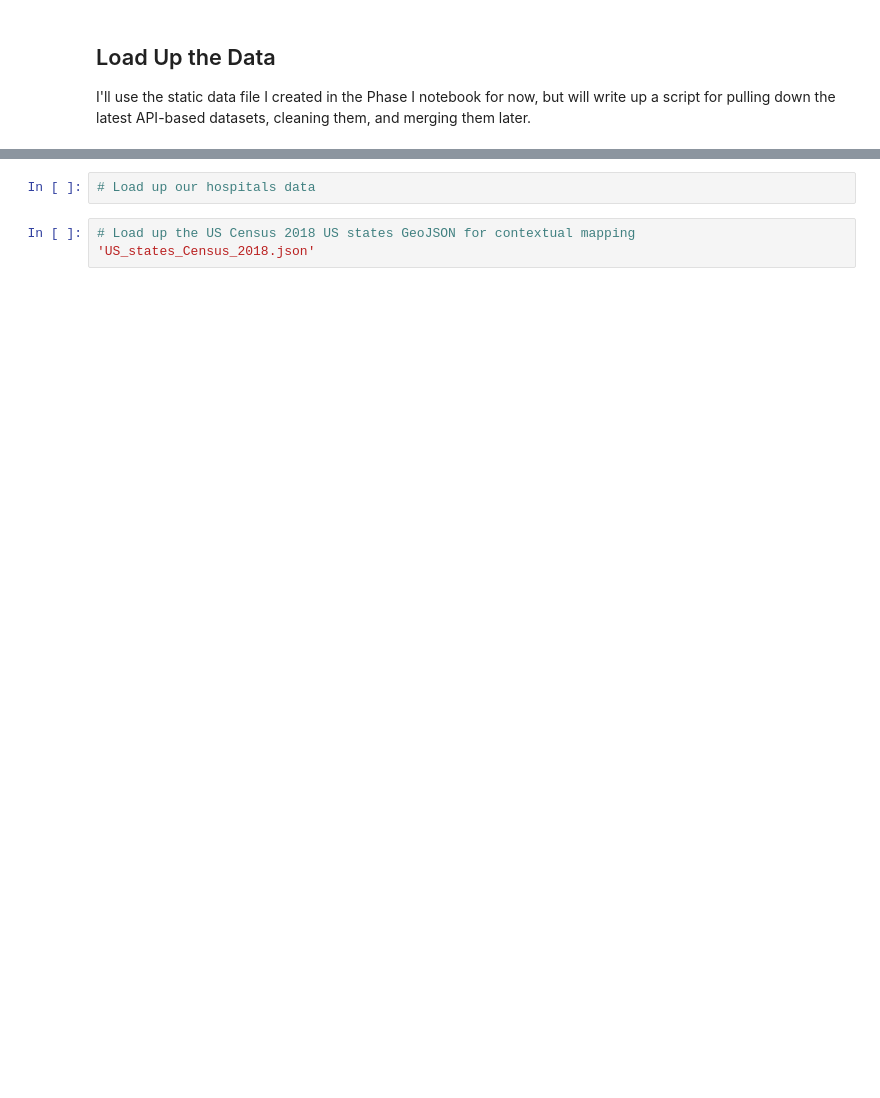
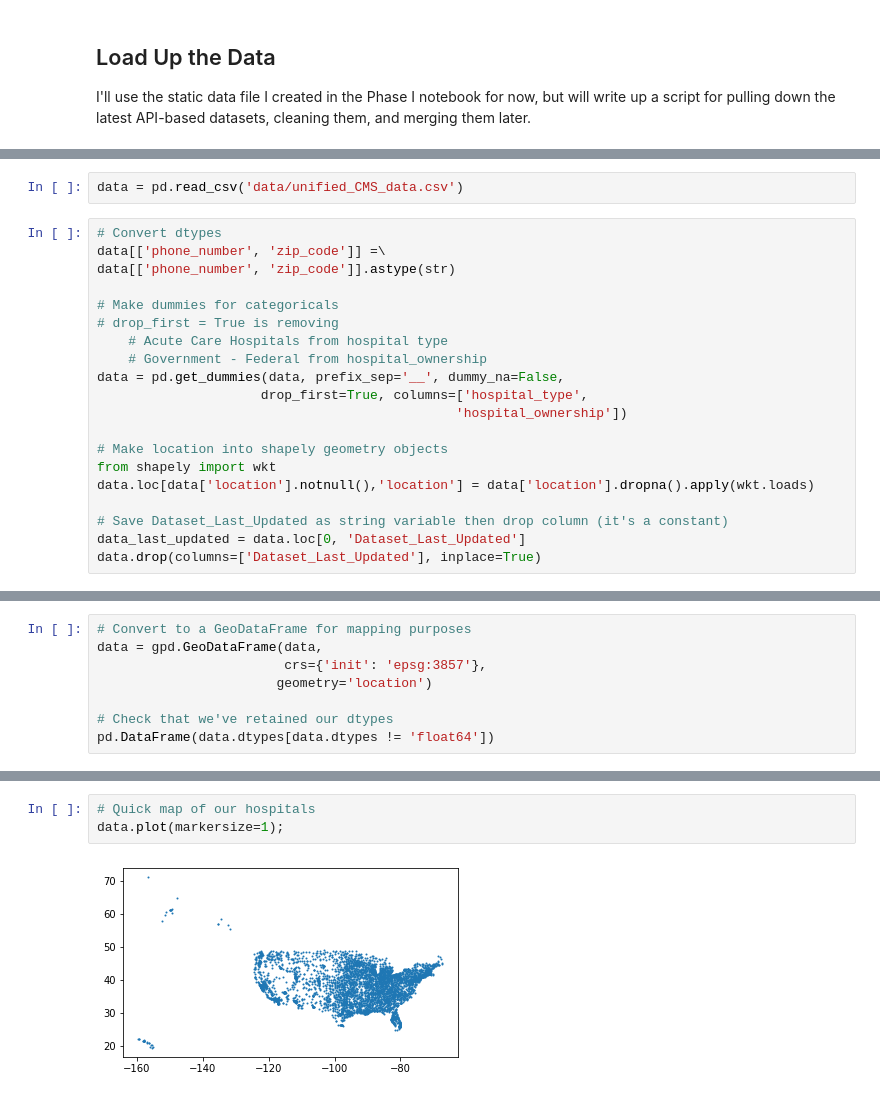
Before and after one commit to emigre459/hospital-chargemaster, a Jupyter notebook: Analysis.ipynb, the cells around one changed output, grey strips where cells are left out. Drawn from its saved outputs; the diff is of its cells as text; blank space fills up the shorter version.

Commit message:
Load up the data for analysis

```diff
--- a/Analysis.ipynb
+++ b/Analysis.ipynb
@@ -43,0 +119,22 @@ I'll use the static data file I created in the Phase I notebook for now, but wil
+# %%
+data = pd.read_csv('data/unified_CMS_data.csv')
+# %%
+# Convert dtypes
+data[['phone_number', 'zip_code']] =\
+data[['phone_number', 'zip_code']].astype(str)
+
+# Make dummies for categoricals
+# drop_first = True is removing
+    # Acute Care Hospitals from hospital type
+    # Government - Federal from hospital_ownership
+data = pd.get_dummies(data, prefix_sep='__', dummy_na=False,
+                     drop_first=True, columns=['hospital_type',
+                                              'hospital_ownership'])
+
+# Make location into shapely geometry objects
+from shapely import wkt
+data.loc[data['location'].notnull(),'location'] = data['location'].dropna().apply(wkt.loads)
+
+# Save Dataset_Last_Updated as string variable then drop column (it's a constant)
+data_last_updated = data.loc[0, 'Dataset_Last_Updated']
+data.drop(columns=['Dataset_Last_Updated'], inplace=True)
@@ -43,0 +162,8 @@ I'll use the static data file I created in the Phase I notebook for now, but wil
+# %%
+# Convert to a GeoDataFrame for mapping purposes
+data = gpd.GeoDataFrame(data,
+                        crs={'init': 'epsg:3857'},
+                       geometry='location')
+
+# Check that we've retained our dtypes
+pd.DataFrame(data.dtypes[data.dtypes != 'float64'])
@@ -44,5 +188,5 @@ I'll use the static data file I created in the Phase I notebook for now, but wil
 # %%
-# Load up our hospitals data
+# Quick map of our hospitals
+data.plot(markersize=1);
+# %% [output]
+[figure, added]
-# %%
-# Load up the US Census 2018 US states GeoJSON for contextual mapping
-'US_states_Census_2018.json'
```
Also changed, not shown: parts of 11 cells of this notebook, 1 other file.
